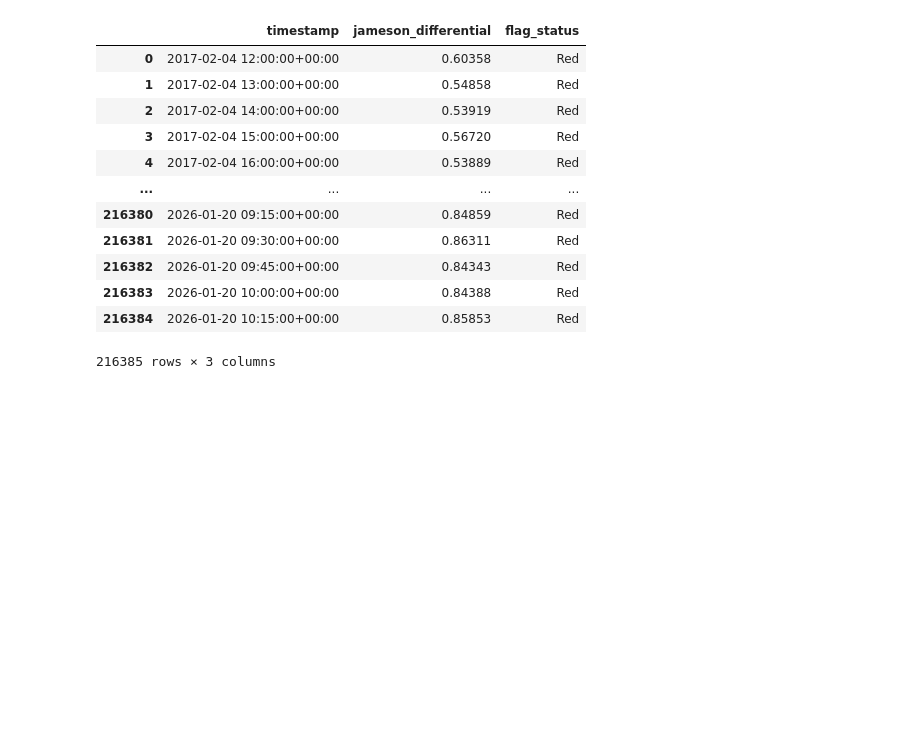
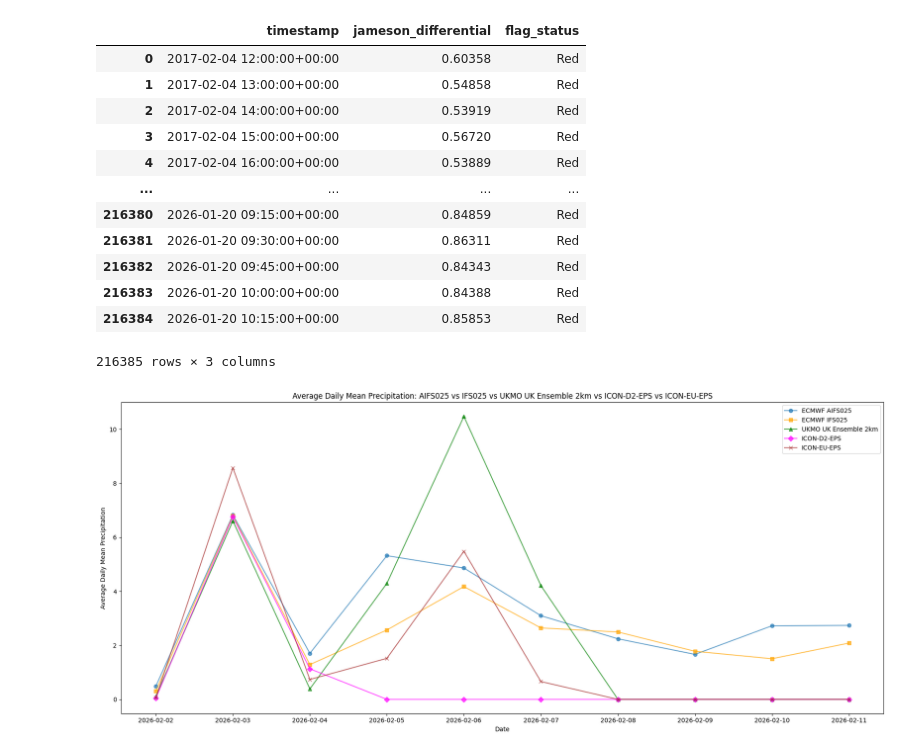
Before and after one commit to robertdoanesolomon/Flag_Predictor, a Jupyter notebook: notebooks/get_diff_data.ipynb, the cells around one changed output. Saved outputs shown, nothing was run; the diff lists cells and outputs as text; code cells hidden in the pictures; blank space fills up the shorter version.

```diff
--- a/notebooks/get_diff_data.ipynb
+++ b/notebooks/get_diff_data.ipynb
@@ -130,3 +229,51 @@ merged_data
 216385 rows × 3 columns
 # %%
 merged_data.to_csv(base_path, index=False)
+# %%
+import pandas as pd
+import matplotlib.pyplot as plt
+import numpy as np
+
+# File paths for the five forecast rain datasets
+aifs_path   = "/Users/robertds413/Documents/Flag_Predictor/data/forecast_rain_godstow_ecmwf_aifs025.csv"
+ifs_path    = "/Users/robertds413/Documents/Flag_Predictor/data/forecast_rain_godstow_ecmwf_ifs025.csv"
+ukmo_path   = "/Users/robertds413/Documents/Flag_Predictor/data/forecast_rain_godstow_ukmo_uk_ensemble_2km.csv"
+icon_d2_path = "/Users/robertds413/Documents/Flag_Predictor/data/forecast_rain_godstow_icon_d2_eps.csv"
+icon_eu_path = "/Users/robertds413/Documents/Flag_Predictor/data/forecast_rain_godstow_icon_eu_eps.csv"
+
+# Function to load, process, and return the daily mean across *all* numeric forecast columns
+def get_total_daily_mean(csv_path):
+    df = pd.read_csv(csv_path)
+    df["timestamp"] = pd.to_datetime(df["timestamp"])
+    df = df.set_index("timestamp")
+    numeric_cols = df.select_dtypes(include=np.number).columns
+
+    # For each row, mean of all numeric forecast columns; then daily mean
+    row_mean = df[numeric_cols].mean(axis=1)
+    daily_mean = row_mean.resample('1D').sum()
+    daily_mean_df = daily_mean.reset_index()
+    daily_mean_df.columns = ["timestamp", "daily_mean"]
+    return daily_mean_df
+
+aifs_daily     = get_total_daily_mean(aifs_path)
+ifs_daily      = get_total_daily_mean(ifs_path)
+ukmo_daily     = get_total_daily_mean(ukmo_path)
+icon_d2_daily  = get_total_daily_mean(icon_d2_path)
+icon_eu_daily  = get_total_daily_mean(icon_eu_path)
+
+# Plot average daily mean precipitation for all five datasets on the same figure
+plt.figure(figsize=(18, 8))
+plt.plot(aifs_daily["timestamp"], aifs_daily["daily_mean"], marker='o', label="ECMWF AIFS025", alpha=0.7)
+plt.plot(ifs_daily["timestamp"], ifs_daily["daily_mean"], marker='s', label="ECMWF IFS025", alpha=0.7, color="orange")
+plt.plot(ukmo_daily["timestamp"], ukmo_daily["daily_mean"], marker='^', label="UKMO UK Ensemble 2km", alpha=0.7, color="green")
+plt.plot(icon_d2_daily["timestamp"], icon_d2_daily["daily_mean"], marker='D', label="ICON-D2-EPS", alpha=0.7, color="magenta")
+plt.plot(icon_eu_daily["timestamp"], icon_eu_daily["daily_mean"], marker='x', label="ICON-EU-EPS", alpha=0.7, color="brown")
+
+plt.xlabel("Date")
+plt.ylabel("Average Daily Mean Precipitation")
+plt.title("Average Daily Mean Precipitation: AIFS025 vs IFS025 vs UKMO UK Ensemble 2km vs ICON-D2-EPS vs ICON-EU-EPS")
+plt.legend()
+plt.tight_layout()
+plt.show()
+# %% [output]
+[figure, added]
```
Also changed, not shown: parts of 2 cells of this notebook, 9 other files.
